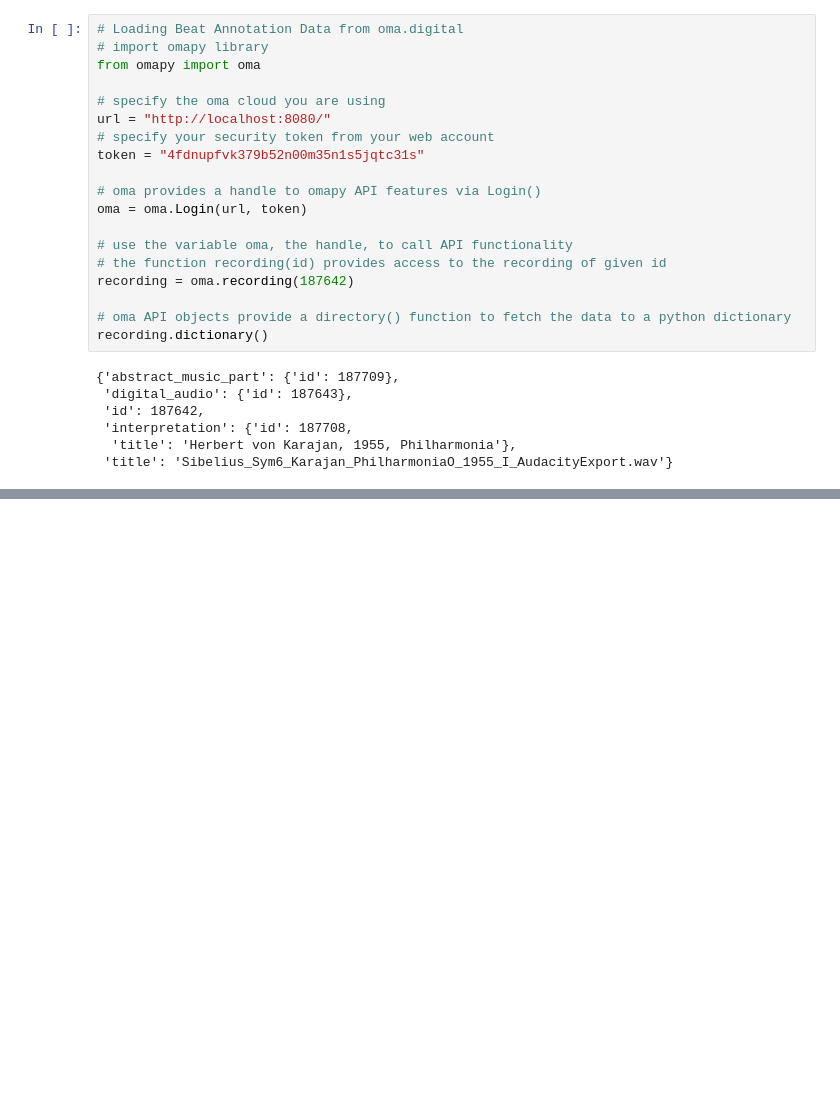
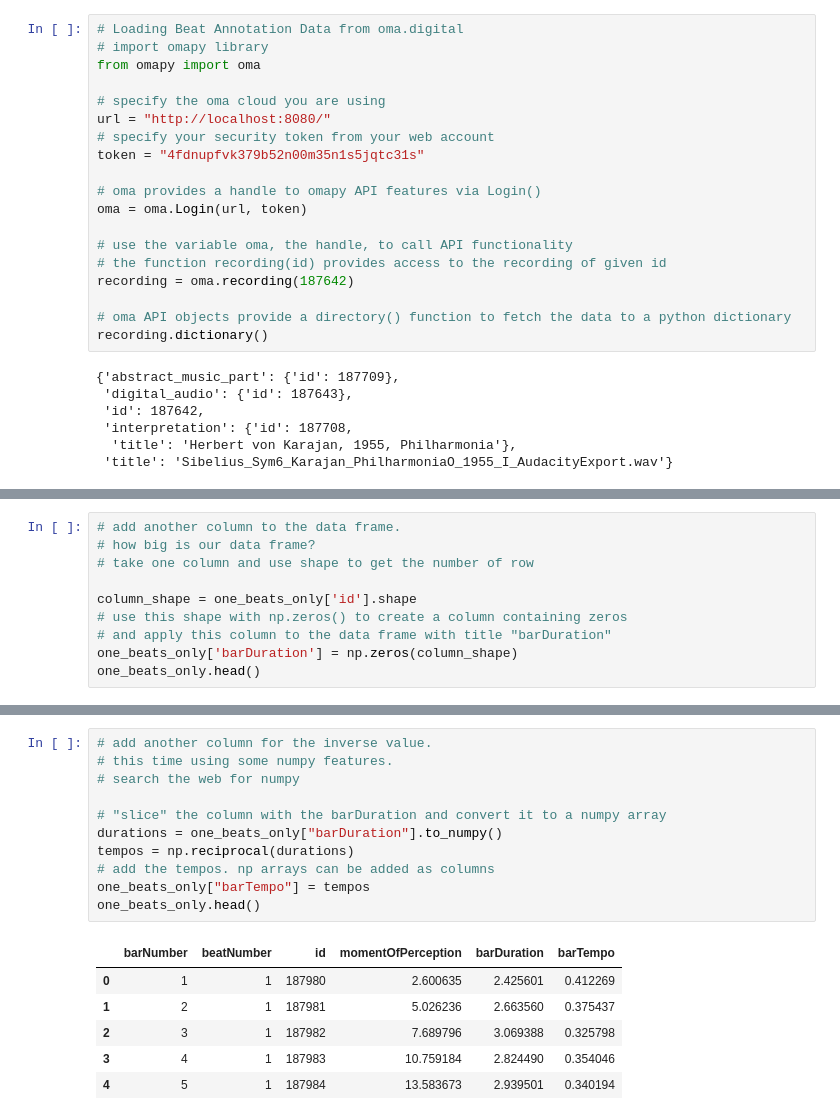
Before and after one commit to KarajanResearch/OpenMusicAnnotations, a Jupyter notebook: jupyter-omaapi/demos/Sibelius Tempocurves.ipynb, the cells around one changed output, grey strips where cells are left out. Saved outputs shown, nothing was run; the diff lists cells and outputs as text; blank space fills up the shorter version.

```diff
--- a/jupyter-omaapi/demos/Sibelius Tempocurves.ipynb
+++ b/jupyter-omaapi/demos/Sibelius Tempocurves.ipynb
@@ -90,0 +160,10 @@ ax.plot(time_series, np.reciprocal(previous_bar_durations))
+# %%
+# add another column to the data frame.
+# how big is our data frame?
+# take one column and use shape to get the number of row
+
+column_shape = one_beats_only['id'].shape
+# use this shape with np.zeros() to create a column containing zeros
+# and apply this column to the data frame with title "barDuration"
+one_beats_only['barDuration'] = np.zeros(column_shape)
+one_beats_only.head()
@@ -90,0 +196,18 @@ ax.plot(time_series, np.reciprocal(previous_bar_durations))
+# %%
+# add another column for the inverse value.
+# this time using some numpy features.
+# search the web for numpy
+
+# "slice" the column with the barDuration and convert it to a numpy array
+durations = one_beats_only["barDuration"].to_numpy()
+tempos = np.reciprocal(durations)
+# add the tempos. np arrays can be added as columns
+one_beats_only["barTempo"] = tempos
+one_beats_only.head()
+# %% [output]
+|  | barNumber | beatNumber | id | momentOfPerception | barDuration | barTempo |
+| 0 | 1 | 1 | 187980 | 2.600635 | 2.425601 | 0.412269 |
+| 1 | 2 | 1 | 187981 | 5.026236 | 2.663560 | 0.375437 |
+| 2 | 3 | 1 | 187982 | 7.689796 | 3.069388 | 0.325798 |
+| 3 | 4 | 1 | 187983 | 10.759184 | 2.824490 | 0.354046 |
+| 4 | 5 | 1 | 187984 | 13.583673 | 2.939501 | 0.340194 |
```
Also changed, not shown: parts of 15 cells of this notebook, 2 other files.
